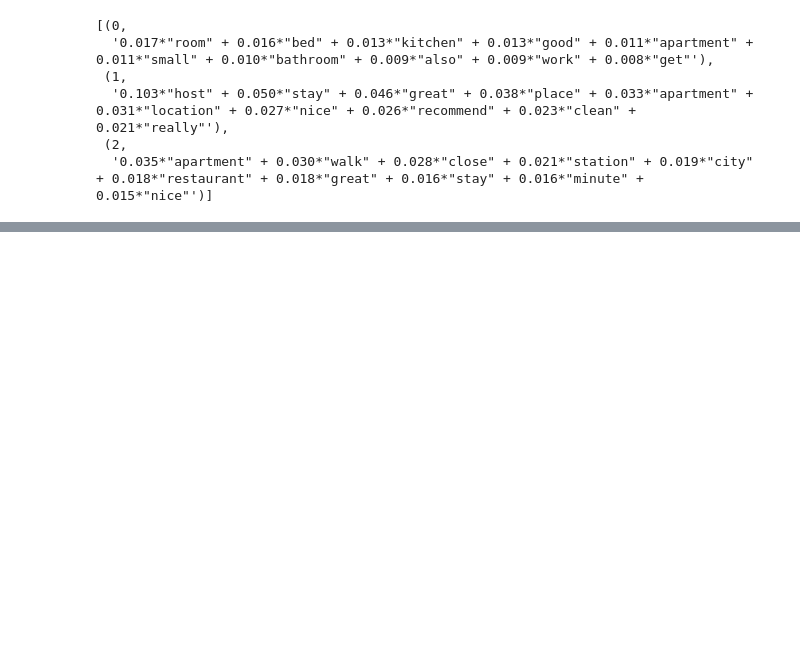
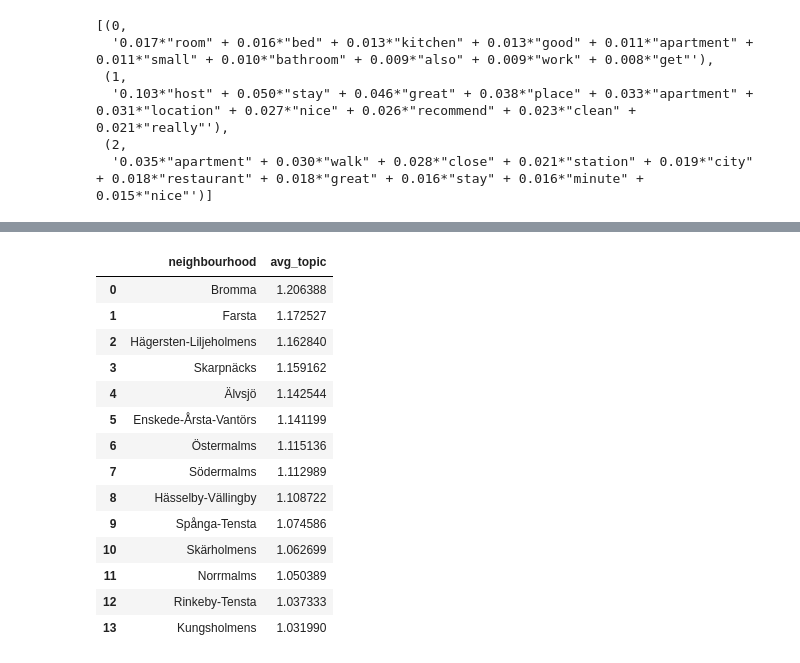
Before and after one commit to TanjaDS/Examensarbete_Airbnb, a Jupyter notebook: models/topic_modelling.ipynb, the cells around one changed output, grey strips where cells are left out. Saved outputs shown, nothing was run; the diff lists cells and outputs as text; code cells hidden in the pictures; blank space fills up the shorter version.

```diff
--- a/models/topic_modelling.ipynb
+++ b/models/topic_modelling.ipynb
@@ -181,0 +186,22 @@ plt.show()
+# %%
+avg_topic_by_neighbourhood = (df_dominant_topic.groupby(['neighbourhood'])
+        .agg(avg_topic=('dominant_topic', 'mean'))
+        .sort_values('avg_topic', ascending=False)
+        .reset_index())
+avg_topic_by_neighbourhood
+# %% [output]
+|  | neighbourhood | avg_topic |
+| 0 | Bromma | 1.206388 |
+| 1 | Farsta | 1.172527 |
+| 2 | Hägersten-Liljeholmens | 1.162840 |
+| 3 | Skarpnäcks | 1.159162 |
+| 4 | Älvsjö | 1.142544 |
+| 5 | Enskede-Årsta-Vantörs | 1.141199 |
+| 6 | Östermalms | 1.115136 |
+| 7 | Södermalms | 1.112989 |
+| 8 | Hässelby-Vällingby | 1.108722 |
+| 9 | Spånga-Tensta | 1.074586 |
+| 10 | Skärholmens | 1.062699 |
+| 11 | Norrmalms | 1.050389 |
+| 12 | Rinkeby-Tensta | 1.037333 |
+| 13 | Kungsholmens | 1.031990 |
```
Also changed, not shown: parts of 8 cells of this notebook, 2 other files.
